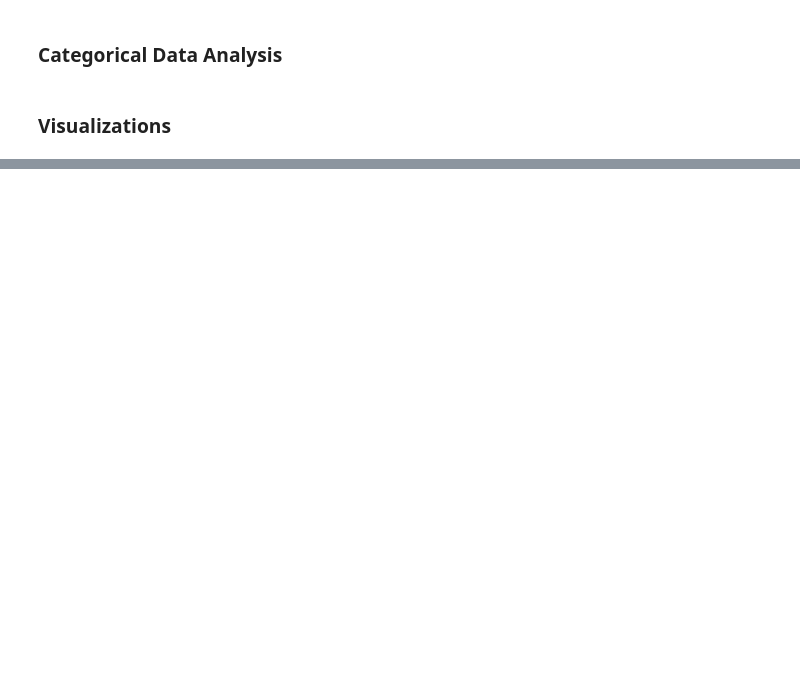
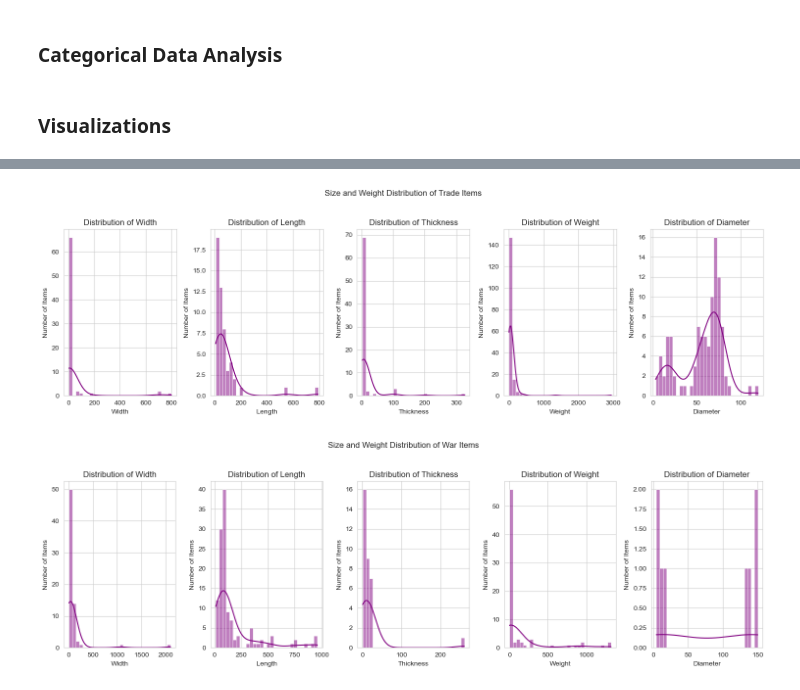
Before and after one commit to alpal923/ST386_Final_Project, a Jupyter notebook: EDA_Stuff/Viking_artifacts_EDA.ipynb, the cells around one changed output, grey strips where cells are left out. Cells and saved outputs as stored; diff of their text form; code cells hidden in the pictures; blank space fills up the shorter version.

```diff
--- a/EDA_Stuff/Viking_artifacts_EDA.ipynb
+++ b/EDA_Stuff/Viking_artifacts_EDA.ipynb
@@ -140,0 +228,24 @@ plt.show()
+# %%
+# Function to plot size and weight distribution
+def plot_size_weight_distribution(df, columns, title):
+    fig, axes = plt.subplots(1, len(columns), figsize=(15, 5))
+    fig.suptitle(title)
+
+    for i, col in enumerate(columns):
+        sns.histplot(df[col], bins=30, kde=True, ax=axes[i], color='purple')
+        axes[i].set_title(f'Distribution of {col}')
+        axes[i].set_xlabel(col)
+        axes[i].set_ylabel('Number of Items')
+
+    plt.tight_layout(rect=[0, 0.03, 1, 0.95])
+    plt.show()
+
+# Columns to analyze
+size_weight_columns = ['Width', 'Length', 'Thickness', 'Weight', 'Diameter']
+
+# Plotting size and weight distribution for both datasets
+plot_size_weight_distribution(trade_df, size_weight_columns, 'Size and Weight Distribution of Trade Items')
+plot_size_weight_distribution(war_df, size_weight_columns, 'Size and Weight Distribution of War Items')
+# %% [output]
+[figure, added]
+[figure, added]
```
Also changed, not shown: parts of 14 cells of this notebook, 2 other files.
